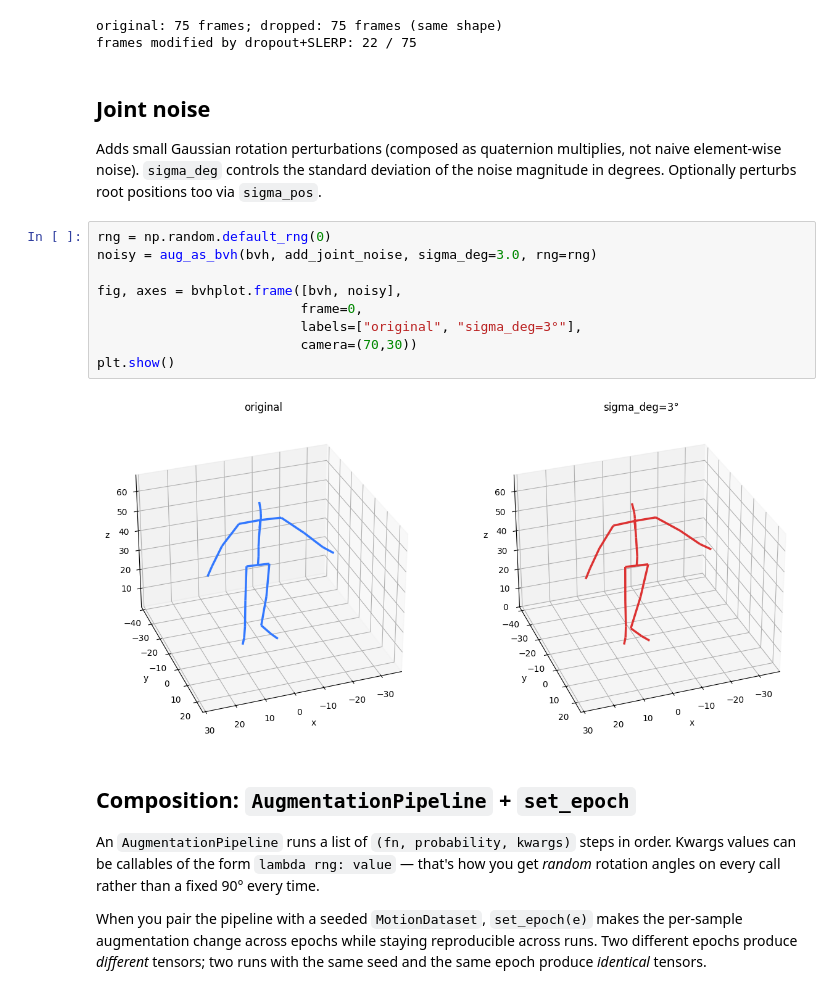
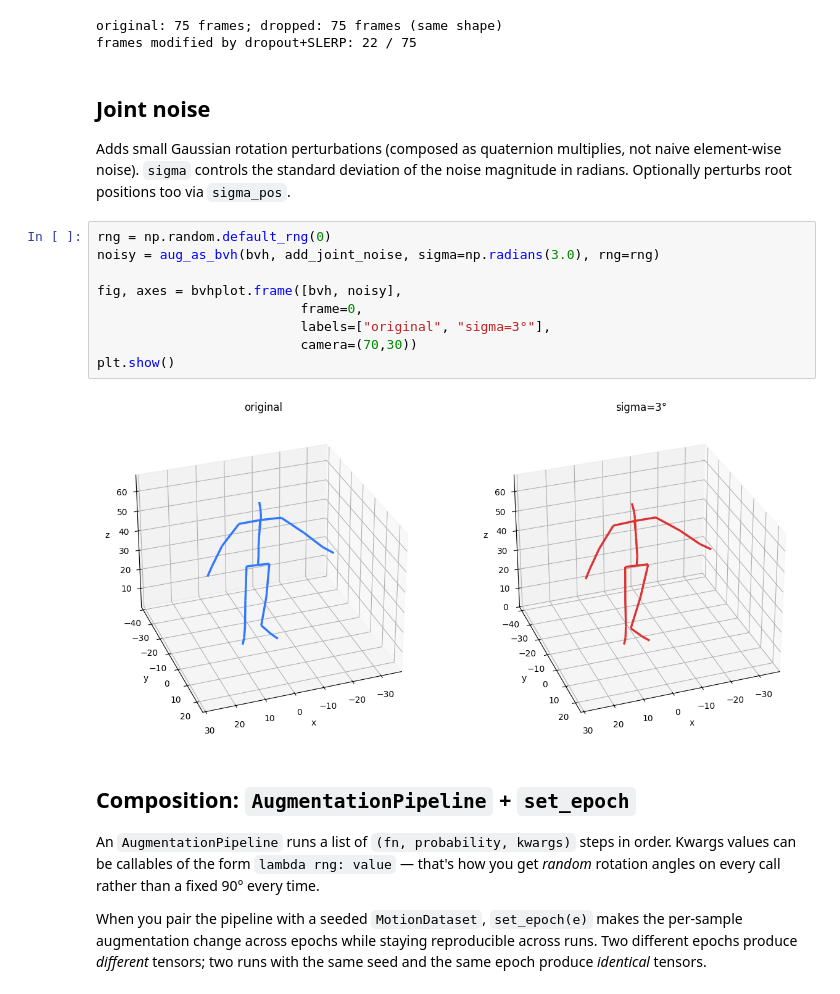
Before and after one commit to VictorS-67/pybvh-ml, a Jupyter notebook: tutorials/02_augmentation_visualized.ipynb, the cells around one changed output. Saved outputs shown, nothing was run; the diff lists cells and outputs as text.

```diff
--- a/tutorials/02_augmentation_visualized.ipynb
+++ b/tutorials/02_augmentation_visualized.ipynb
@@ -133,19 +133,19 @@ frames modified by dropout+SLERP: 22 / 75
 ## Joint noise
 
 Adds small Gaussian rotation perturbations (composed as quaternion multiplies, not naive
-element-wise noise). `sigma_deg` controls the standard deviation of the noise magnitude
-in degrees. Optionally perturbs root positions too via `sigma_pos`.
+element-wise noise). `sigma` controls the standard deviation of the noise magnitude
+in radians. Optionally perturbs root positions too via `sigma_pos`.
 # %%
 rng = np.random.default_rng(0)
-noisy = aug_as_bvh(bvh, add_joint_noise, sigma_deg=3.0, rng=rng)
+noisy = aug_as_bvh(bvh, add_joint_noise, sigma=np.radians(3.0), rng=rng)
 
 fig, axes = bvhplot.frame([bvh, noisy],
                           frame=0,
-                          labels=["original", "sigma_deg=3°"],
+                          labels=["original", "sigma=3°"],
                           camera=(70,30))
 plt.show()
 # %% [output]
-[figure, old version]
+[figure, new version]
 # %% [markdown]
 ## Composition: `AugmentationPipeline` + `set_epoch`
 
```
Also changed, not shown: parts of 2 cells of this notebook, 12 other files.
